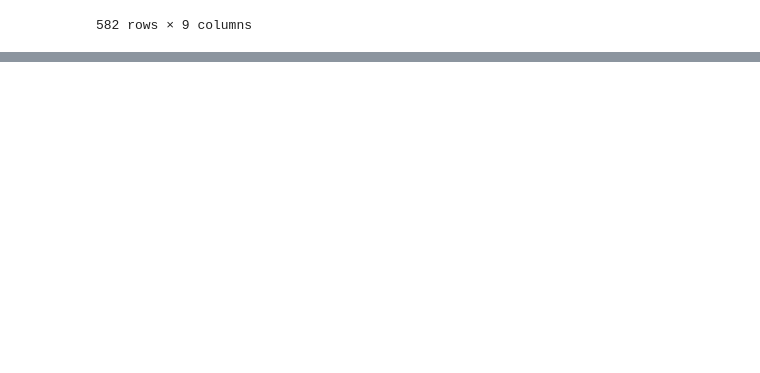
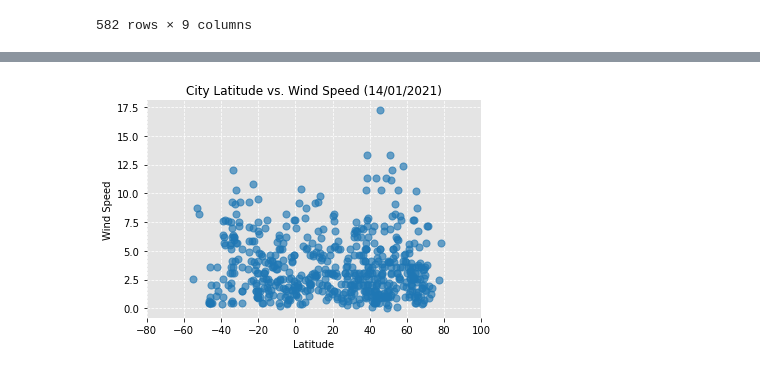
Before and after one commit to jMacProd/Web-Design-Challenge, a Jupyter notebook: WebVisualizations/Resources/Reading CSV Exporting HTML.ipynb, the cells around one changed output, grey strips where cells are left out. Drawn from its saved outputs; the diff is of its cells as text; code cells hidden in the pictures; blank space fills up the shorter version.

```diff
--- a/WebVisualizations/Resources/Reading CSV Exporting HTML.ipynb
+++ b/WebVisualizations/Resources/Reading CSV Exporting HTML.ipynb
@@ -26,0 +110,26 @@ citiesweatherDF.to_html("citiesweather.html", justify='left')
+# %%
+#Wind plot
+plt.scatter(citiesweatherDF["Latitude"], citiesweatherDF["Wind Speed"], s=50, alpha=0.65)
+plt.xticks(xlat)
+
+#Set background colour
+ax = plt.gca()
+ax.set_facecolor('#e4e4e4')
+
+#Set grid lines behind plots
+ax.set_axisbelow(True)
+
+#Remove border
+ax.spines['top'].set_visible(False)
+ax.spines['bottom'].set_visible(False)
+ax.spines['right'].set_visible(False)
+ax.spines['left'].set_visible(False)
+
+#set grid colour
+plt.grid(color='white', linestyle='--', linewidth=0.75)
+plt.title("City Latitude vs. Wind Speed (14/01/2021)")
+plt.xlabel('Latitude')
+plt.ylabel('Wind Speed')
+plt.savefig('../assets/Lat_vs_Wind.png')
+# %% [output]
+[figure, added]
```
Also changed, not shown: parts of 5 cells of this notebook, 11 other files.
